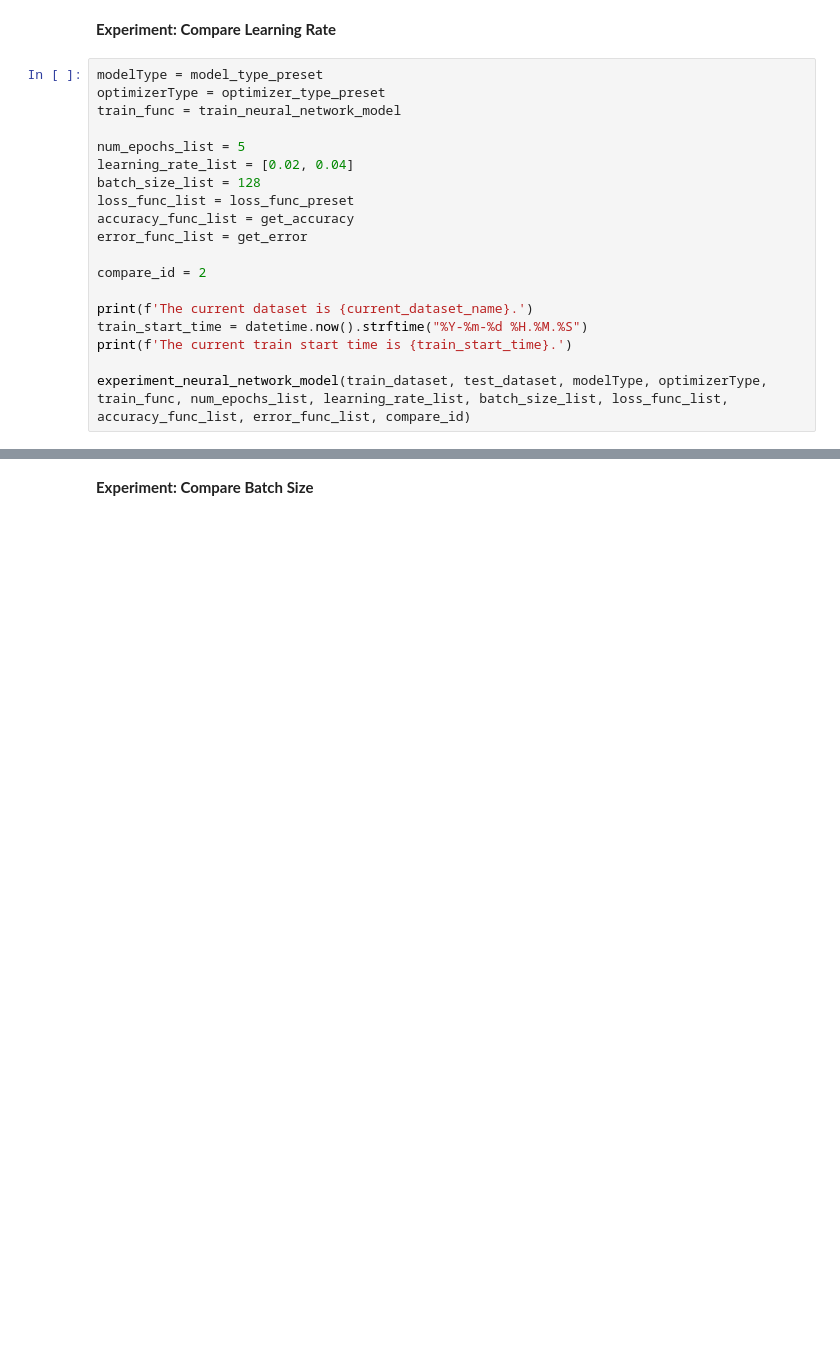
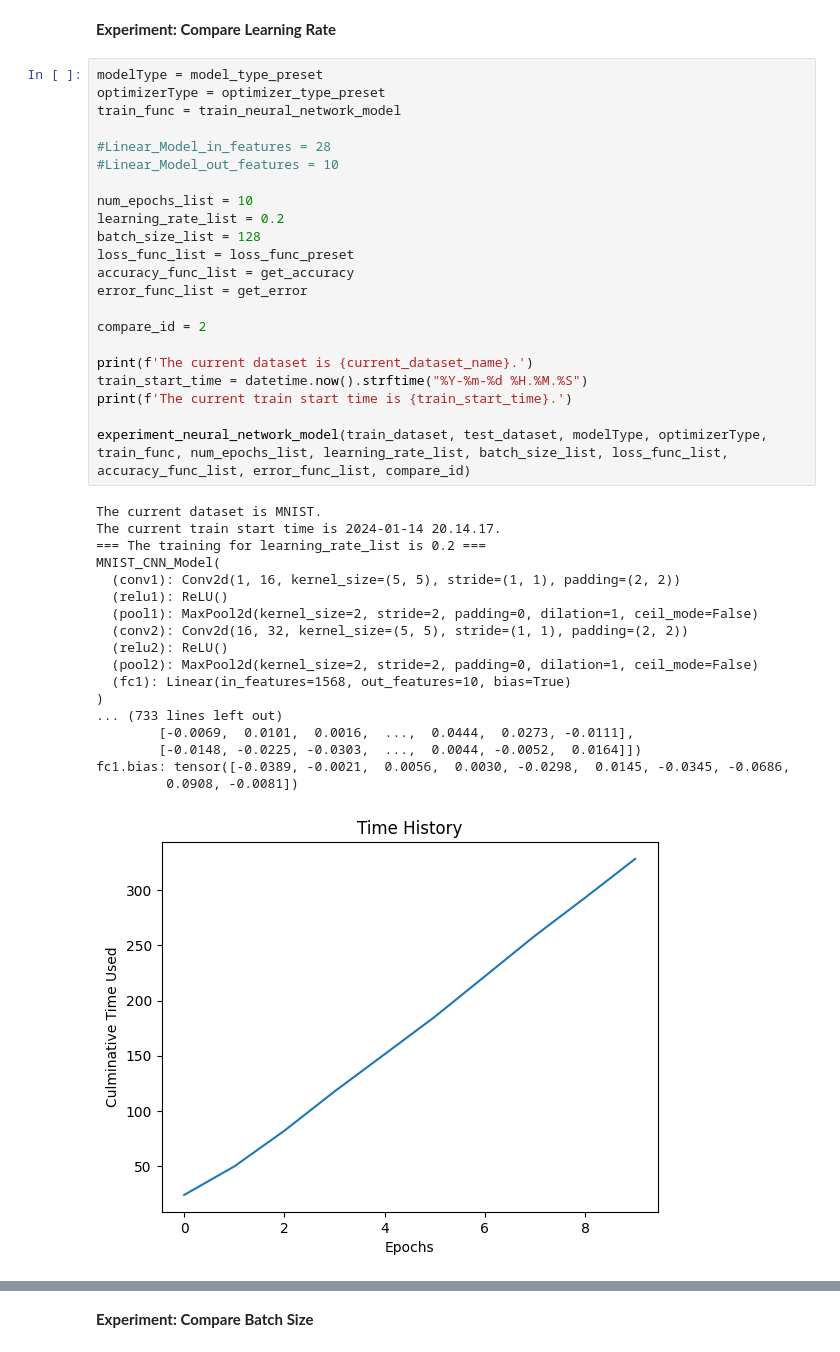
Before and after one commit to chrislam2/FTEC4999, a Jupyter notebook: Main.ipynb, the cells around one changed output, grey strips where cells are left out. Saved outputs shown, nothing was run; the diff lists cells and outputs as text; blank space fills up the shorter version.

```diff
--- a/Main.ipynb
+++ b/Main.ipynb
@@ -1668,19 +1706,41 @@ Others: compare number of epochs
 # %%
 modelType = model_type_preset
 optimizerType = optimizer_type_preset
 train_func = train_neural_network_model
 
-num_epochs_list = 5
-learning_rate_list = [0.02, 0.04]
+#Linear_Model_in_features = 28
+#Linear_Model_out_features = 10
+
+num_epochs_list = 10
+learning_rate_list = 0.2
 batch_size_list = 128
 loss_func_list = loss_func_preset
 accuracy_func_list = get_accuracy
 error_func_list = get_error
 
 compare_id = 2
 
 print(f'The current dataset is {current_dataset_name}.')
 train_start_time = datetime.now().strftime("%Y-%m-%d %H.%M.%S")
 print(f'The current train start time is {train_start_time}.')
 
 experiment_neural_network_model(train_dataset, test_dataset, modelType, optimizerType, train_func, num_epochs_list, learning_rate_list, batch_size_list, loss_func_list, accuracy_func_list, error_func_list, compare_id)
+# %% [output]
+The current dataset is MNIST.
+The current train start time is 2024-01-14 20.14.17.
+=== The training for learning_rate_list is 0.2 ===
+MNIST_CNN_Model(
+  (conv1): Conv2d(1, 16, kernel_size=(5, 5), stride=(1, 1), padding=(2, 2))
+  (relu1): ReLU()
+  (pool1): MaxPool2d(kernel_size=2, stride=2, padding=0, dilation=1, ceil_mode=False)
+  (conv2): Conv2d(16, 32, kernel_size=(5, 5), stride=(1, 1), padding=(2, 2))
+  (relu2): ReLU()
+  (pool2): MaxPool2d(kernel_size=2, stride=2, padding=0, dilation=1, ceil_mode=False)
+  (fc1): Linear(in_features=1568, out_features=10, bias=True)
+)
+... (733 lines left out)
+        [-0.0069,  0.0101,  0.0016,  ...,  0.0444,  0.0273, -0.0111],
+        [-0.0148, -0.0225, -0.0303,  ...,  0.0044, -0.0052,  0.0164]])
+fc1.bias: tensor([-0.0389, -0.0021,  0.0056,  0.0030, -0.0298,  0.0145, -0.0345, -0.0686,
+         0.0908, -0.0081])
+[figure, added]
```
Also changed, not shown: parts of 19 cells of this notebook.
